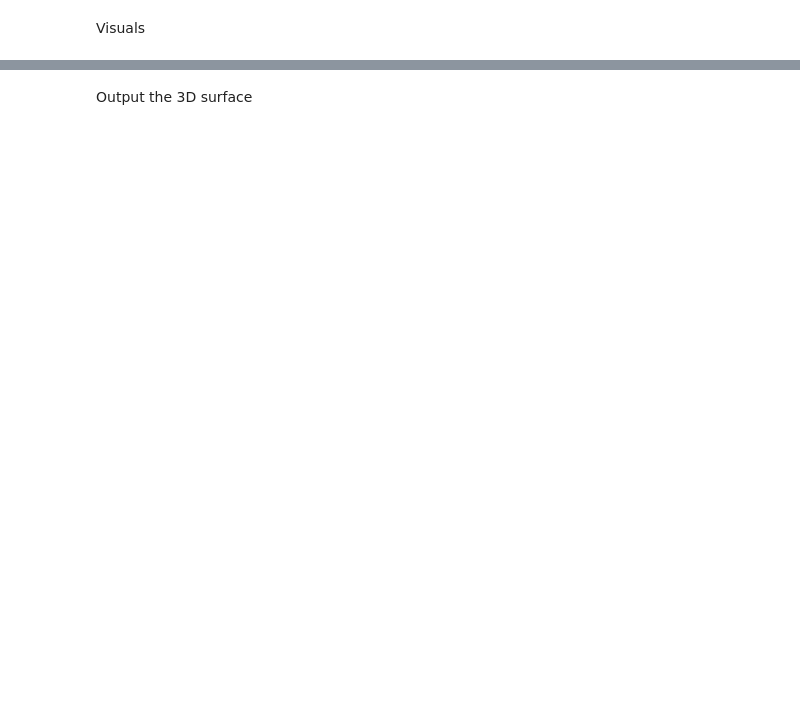
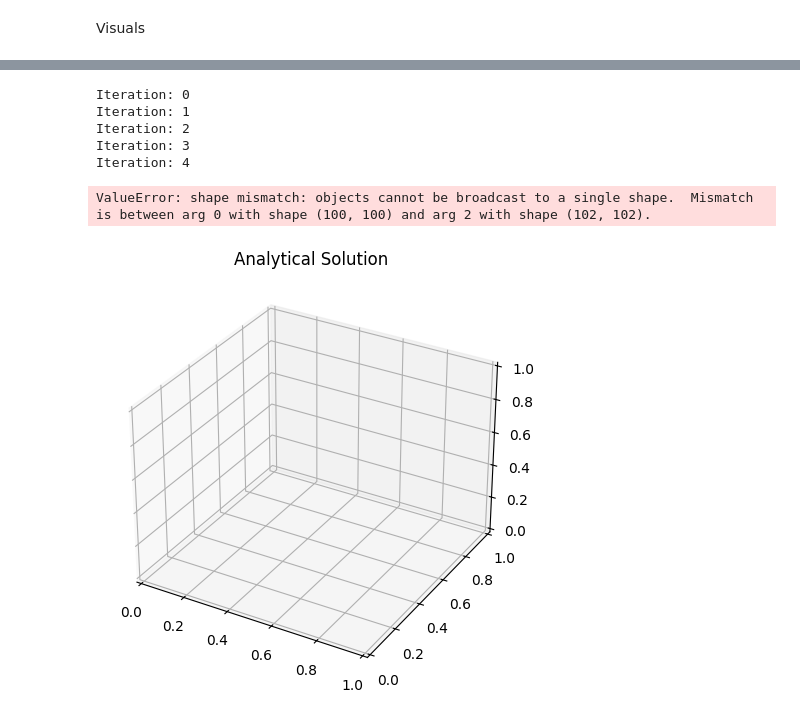
Before and after one commit to richard7990/quantum_linear_solvers, a Jupyter notebook: Helmholtz_2D_implementation.ipynb, the cells around one changed output, grey strips where cells are left out. Drawn from its saved outputs; the diff is of its cells as text; code cells hidden in the pictures; blank space fills up the shorter version.

```diff
--- a/Helmholtz_2D_implementation.ipynb
+++ b/Helmholtz_2D_implementation.ipynb
@@ -456,49 +646,75 @@ Visuals
+# %%
+# Define higher resolution parameters
+N_high_res = 100  # Higher resolution grid size
+dx_high_res = Lx / (N_high_res + 1)
+dy_high_res = Ly / (N_high_res + 1)
+h_high_res = dx_high_res
+
+# Reconstruct the operator matrices for higher resolution
+main_diag_high_res = -4 / h_high_res**2 + k**2
+off_diag_high_res = 1 / h_high_res**2
+Ax_high_res = construct_TT_matrix(main_diag=main_diag_high_res, off_diag=off_diag_high_res, size=N_high_res)
+Ay_high_res = Ax_high_res
+
+# Generate the forcing function for higher resolution
+_, f_high_res_grid, _, _ = generate_forcing_function(
+    N_high_res, N_high_res, Lx, Ly, forcing_type='gaussian', x0=Lx/2, y0=Ly/2, sigma=0.1, amplitude=1.0
+)
+
+# Initialize the solution for higher resolution
+u_init_high_res = np.zeros((N_high_res, N_high_res))
+
+# Solve using the ADI method with the Thomas algorithm
+u_high_res_tom = ADI(u_init_high_res, Ax_high_res, Ay_high_res, f_high_res_grid, method='num')
+
+# Generate the high-resolution grid for visualization
+X_high_res, Y_high_res = np.meshgrid(np.linspace(0, Lx, N_high_res + 2), np.linspace(0, Ly, N_high_res + 2), indexing='ij')
+u_analytic_high_res = np.pad(u_high_res_tom, pad_width=1, mode='constant', constant_values=0)
+# %% [output]
+Iteration: 0
+Iteration: 1
+Iteration: 2
+Iteration: 3
+Iteration: 4
 # %%
-# Plot the error convergence
-plt.figure(figsize=(10, 6))
-plt.plot(range(1, len(errors_hhl)), errors_hhl, 'o-', label='HHL Method')
-plt.plot(range(1,  len(errors_hhl)), errors_tom, 's-', label='Thomas Method')
-plt.xlabel('Iteration')
-plt.ylabel('L2 Error')
-plt.title('Error Convergence')
-plt.legend()
-plt.grid(True)
-plt.show()
-
 ####################################### Final solution #########################################################################
 # Pad the computed solution with a boundary of zeros (Dirichlet condition)
+x, y = np.meshgrid(x_vals, y_vals, indexing='ij')
 u_tom_padded = np.pad(u_tom, pad_width=1, mode='constant', constant_values=0)
 u_tom_padded = normalize(u_tom_padded, lb, ub)
 
 u_hhl_padded = np.pad(u_hhl, pad_width=1, mode='constant', constant_values=0)
 u_hhl_padded = normalize(u_hhl_padded, lb, ub)
+
 ####################################### Final solution #########################################################################
+# subplots of the erros heatmap
 
 # plot the 3D surface plots of the solutions side by side using the padded computed solution
 fig = plt.figure(figsize=(18, 6))
 ax1 = fig.add_subplot(131, projection='3d')
 ax1.set_title('Analytical Solution')
-ax1.plot_surface(X_high_res, Y_high_res, u_analytical, cmap='plasma')
+ax1.plot_surface(X_high_res, Y_high_res, u_analytic_high_res, cmap='plasma')
 ax2 = fig.add_subplot(132, projection='3d')
 ax2.set_title('HHL Solution (Padded)')
 ax2.plot_surface(x, y, u_hhl_padded, cmap='plasma')
 ax3 = fig.add_subplot(133, projection='3d')
 ax3.set_title('Numerical Solution (Padded)')
 ax3.plot_surface(x, y, u_tom_padded, cmap='plasma')
 plt.tight_layout()
 plt.show()
 
 # plot the contour plot of the computed solution side by side using the padded computed solution
 plt.figure(figsize=(18, 6))
 plt.subplot(1, 3, 1)
 plt.title('Analytical Solution')
-sns.heatmap(u_analytical, cmap='plasma')
+sns.heatmap(u_analytic_high_res, cmap='plasma')
 plt.subplot(1, 3, 2)
 plt.title('HHL Computed Solution (Padded)')
 sns.heatmap(u_hhl_padded, cmap='plasma')
 plt.subplot(1, 3, 3)
 plt.title('Numerical Computed Solution (Padded)')
 sns.heatmap(u_tom_padded, cmap='plasma')
 plt.show()
+# %% [output]
+ValueError: shape mismatch: objects cannot be broadcast to a single shape.  Mismatch is between arg 0 with shape (100, 100) and arg 2 with shape (102, 102).
+[figure, added]
-# %% [markdown]
-Output the 3D surface
```
Also changed, not shown: parts of 16 cells of this notebook, 3 other files.
